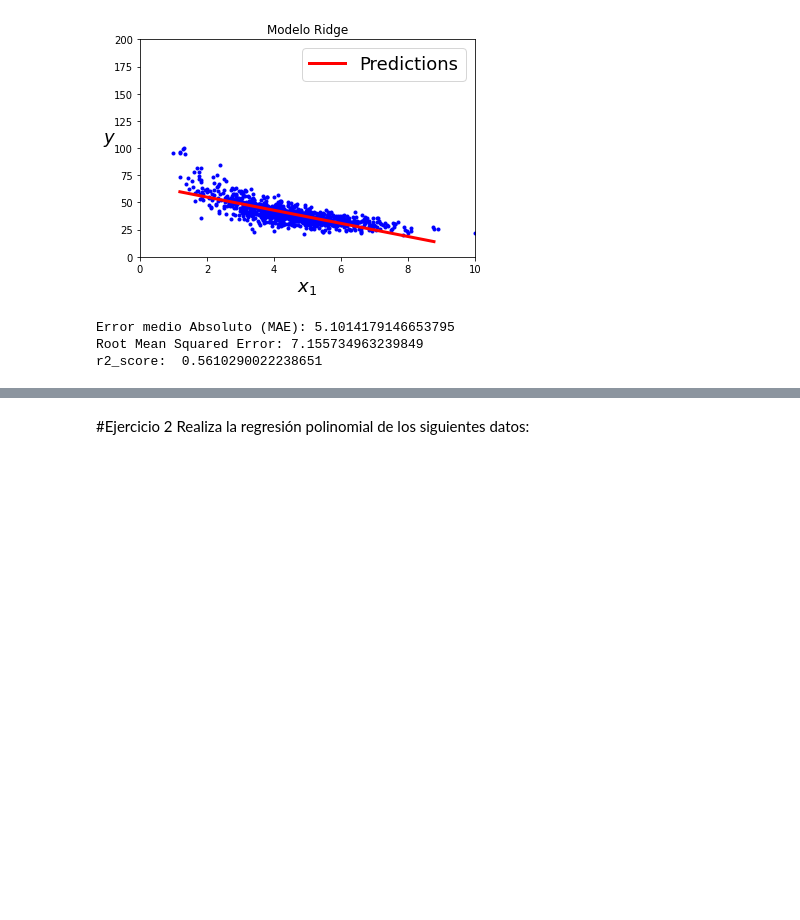
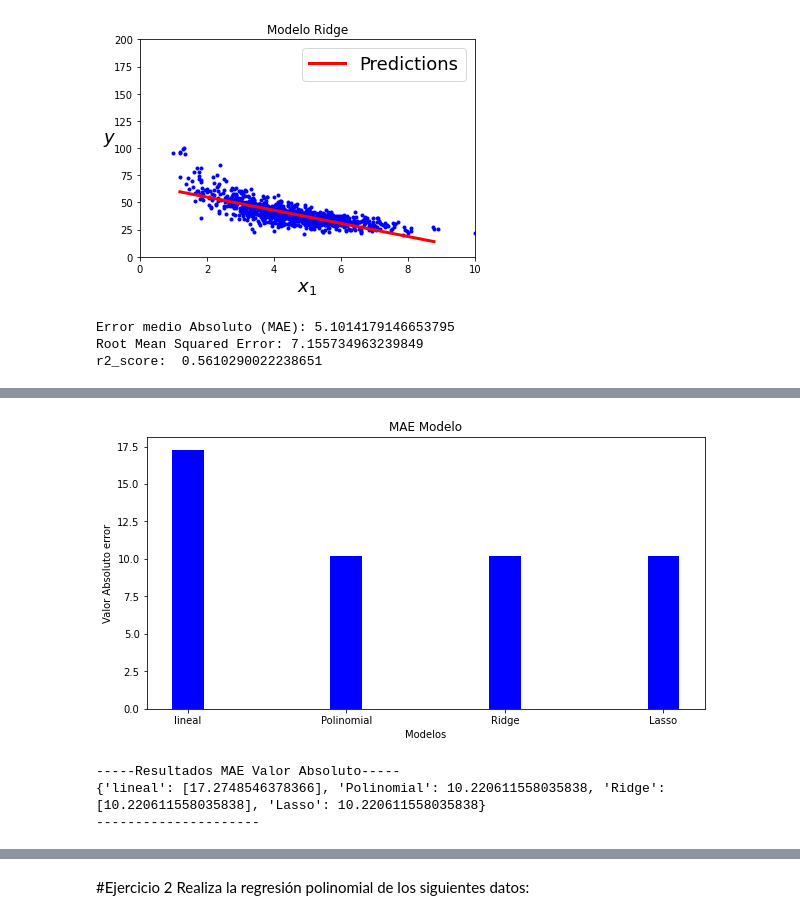
Before and after one commit to PosgradoMNA/actividades-de-aprendizaje-JulioperezA01793880, a Jupyter notebook: JulioperezA01793880_Regresion_lineal_polinomial.ipynb, the cells around one changed output, grey strips where cells are left out. Cells and saved outputs as stored; diff of their text form; code cells hidden in the pictures; blank space fills up the shorter version.

```diff
--- a/JulioperezA01793880_Regresion_lineal_polinomial.ipynb
+++ b/JulioperezA01793880_Regresion_lineal_polinomial.ipynb
@@ -485,0 +511,29 @@ NameError: ignored
+# %%
+#Grafica MAE (de los cuatro métodos)
+
+# Creamos una base de datos con los modelos que generamos Teniendo como referencia los resultados vs los datos de Prueba.
+data_MAE = {'lineal': [metrics.mean_absolute_error(y_test, y_fit)],
+        'Polinomial': metrics.mean_absolute_error(y_predict, y_fit_poly),
+        'Ridge': [metrics.mean_absolute_error(y_predict, Y_Ridge)],
+        'Lasso': metrics.mean_absolute_error(y_predict, Y_Lasso)}
+
+errores_MAE = list(data_MAE.keys())
+values_MAE = list(data_MAE.values())
+fig = plt.figure(figsize = (10, 5))
+
+
+plt.bar(errores_MAE, values_MAE, color = 'blue', width = 0.2)
+
+plt.xlabel("Modelos")
+plt.ylabel("Valor Absoluto error")
+plt.title("MAE Modelo")
+plt.show()
+
+print("-----Resultados MAE Valor Absoluto-----")
+print(data_MAE)
+print("---------------------")
+# %% [output]
+[figure, added]
+-----Resultados MAE Valor Absoluto-----
+{'lineal': [17.2748546378366], 'Polinomial': 10.220611558035838, 'Ridge': [10.220611558035838], 'Lasso': 10.220611558035838}
+---------------------
```
Also changed, not shown: parts of 34 cells of this notebook.
